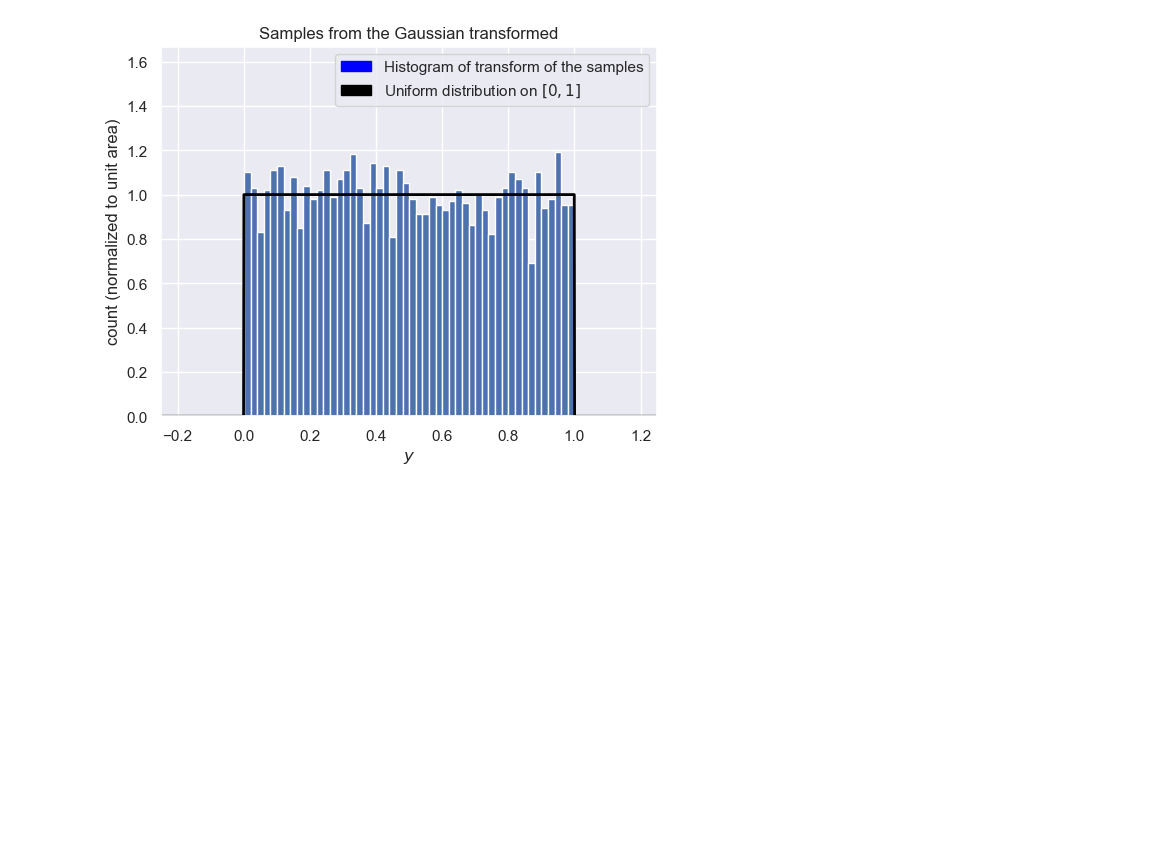
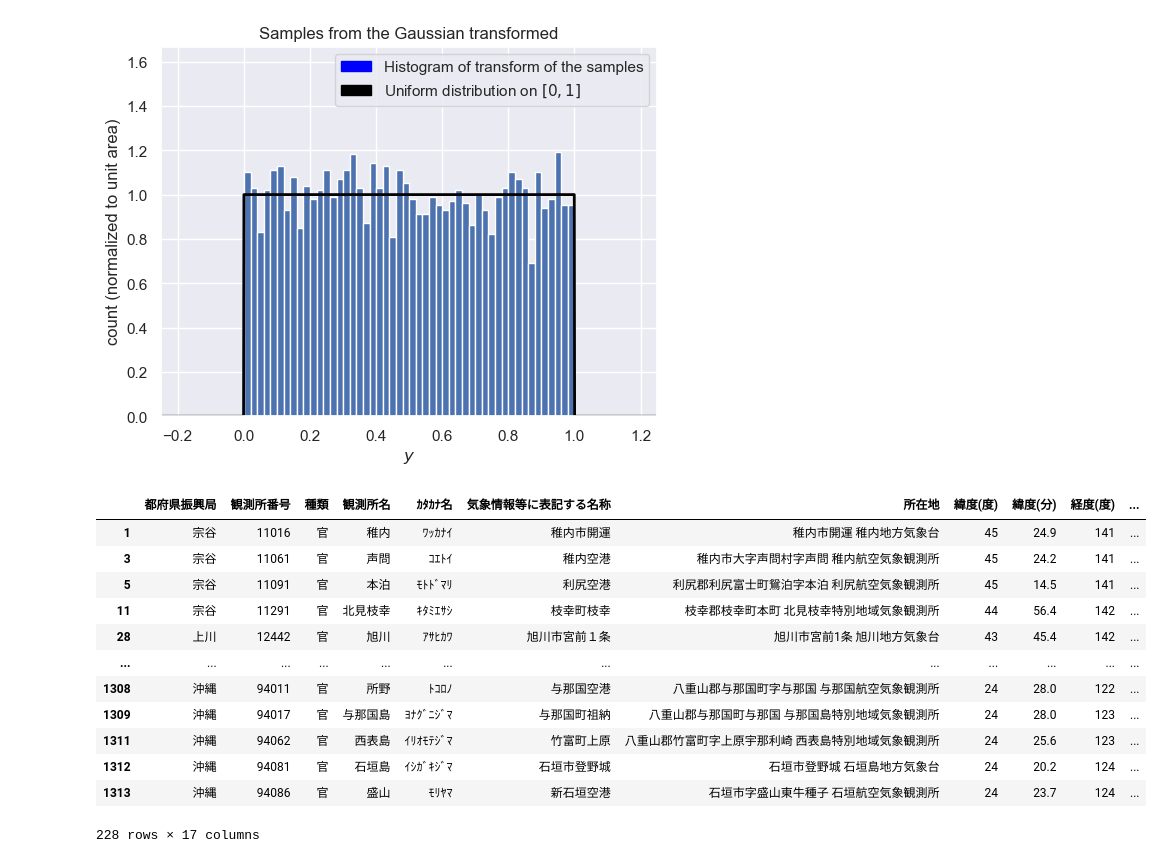
Before and after one commit to Ryo-Suzukii/ForecastCloudinJapan, a Jupyter notebook: tmp.ipynb, the cells around one changed output. Saved outputs shown, nothing was run; the diff lists cells and outputs as text; code cells hidden in the pictures; blank space fills up the shorter version.

```diff
--- a/tmp.ipynb
+++ b/tmp.ipynb
@@ -117,0 +120,19 @@ recovered = stats.norm.ppf(output)
+# %%
+amemaster = pd.read_csv("ame_master_20230323.csv")
+amemaster_kan = amemaster[(amemaster["種類"] == "官")].drop_duplicates(subset="観測所番号")
+# %%
+amemaster_kan
+# %% [output]
+|  | 都府県振興局 | 観測所番号 | 種類 | 観測所名 | ｶﾀｶﾅ名 | 気象情報等に表記する名称 | 所在地 | 緯度(度) | 緯度(分) | 経度(度) | ... |
+| 1 | 宗谷 | 11016 | 官 | 稚内 | ﾜｯｶﾅｲ | 稚内市開運 | 稚内市開運 稚内地方気象台 | 45 | 24.9 | 141 | ... |
+| 3 | 宗谷 | 11061 | 官 | 声問 | ｺｴﾄｲ | 稚内空港 | 稚内市大字声問村字声問 稚内航空気象観測所 | 45 | 24.2 | 141 | ... |
+| 5 | 宗谷 | 11091 | 官 | 本泊 | ﾓﾄﾄﾞﾏﾘ | 利尻空港 | 利尻郡利尻富士町鴛泊字本泊 利尻航空気象観測所 | 45 | 14.5 | 141 | ... |
+| 11 | 宗谷 | 11291 | 官 | 北見枝幸 | ｷﾀﾐｴｻｼ | 枝幸町枝幸 | 枝幸郡枝幸町本町 北見枝幸特別地域気象観測所 | 44 | 56.4 | 142 | ... |
+| 28 | 上川 | 12442 | 官 | 旭川 | ｱｻﾋｶﾜ | 旭川市宮前１条 | 旭川市宮前1条 旭川地方気象台 | 43 | 45.4 | 142 | ... |
+| ... | ... | ... | ... | ... | ... | ... | ... | ... | ... | ... | ... |
+| 1308 | 沖縄 | 94011 | 官 | 所野 | ﾄｺﾛﾉ | 与那国空港 | 八重山郡与那国町字与那国 与那国航空気象観測所 | 24 | 28.0 | 122 | ... |
+| 1309 | 沖縄 | 94017 | 官 | 与那国島 | ﾖﾅｸﾞﾆｼﾞﾏ | 与那国町祖納 | 八重山郡与那国町与那国 与那国島特別地域気象観測所 | 24 | 28.0 | 123 | ... |
+| 1311 | 沖縄 | 94062 | 官 | 西表島 | ｲﾘｵﾓﾃｼﾞﾏ | 竹富町上原 | 八重山郡竹富町字上原宇那利崎 西表島特別地域気象観測所 | 24 | 25.6 | 123 | ... |
+| 1312 | 沖縄 | 94081 | 官 | 石垣島 | ｲｼｶﾞｷｼﾞﾏ | 石垣市登野城 | 石垣市登野城 石垣島地方気象台 | 24 | 20.2 | 124 | ... |
+| 1313 | 沖縄 | 94086 | 官 | 盛山 | ﾓﾘﾔﾏ | 新石垣空港 | 石垣市字盛山東牛種子 石垣航空気象観測所 | 24 | 23.7 | 124 | ... |
+228 rows × 17 columns
```
Also changed, not shown: parts of 1 cell of this notebook.
